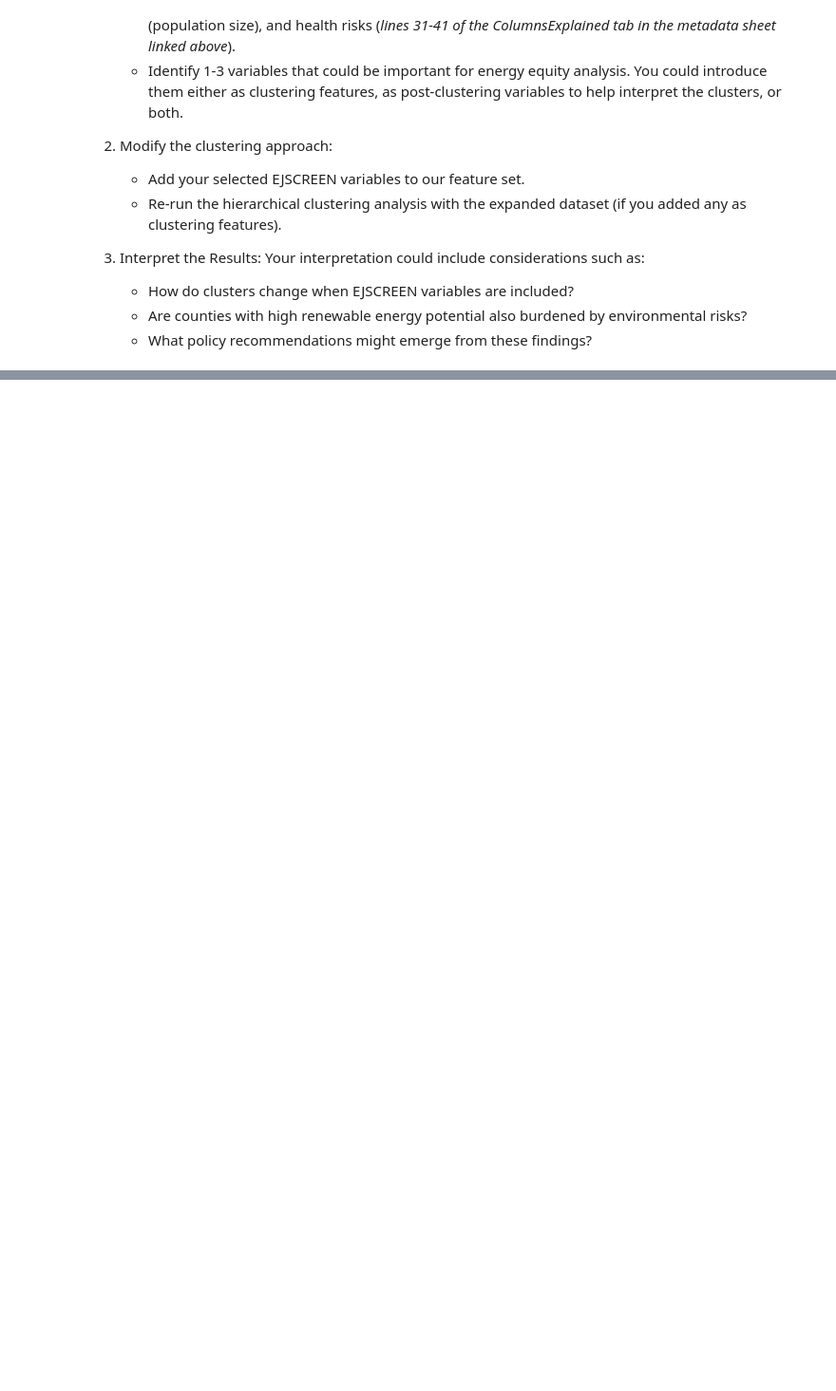
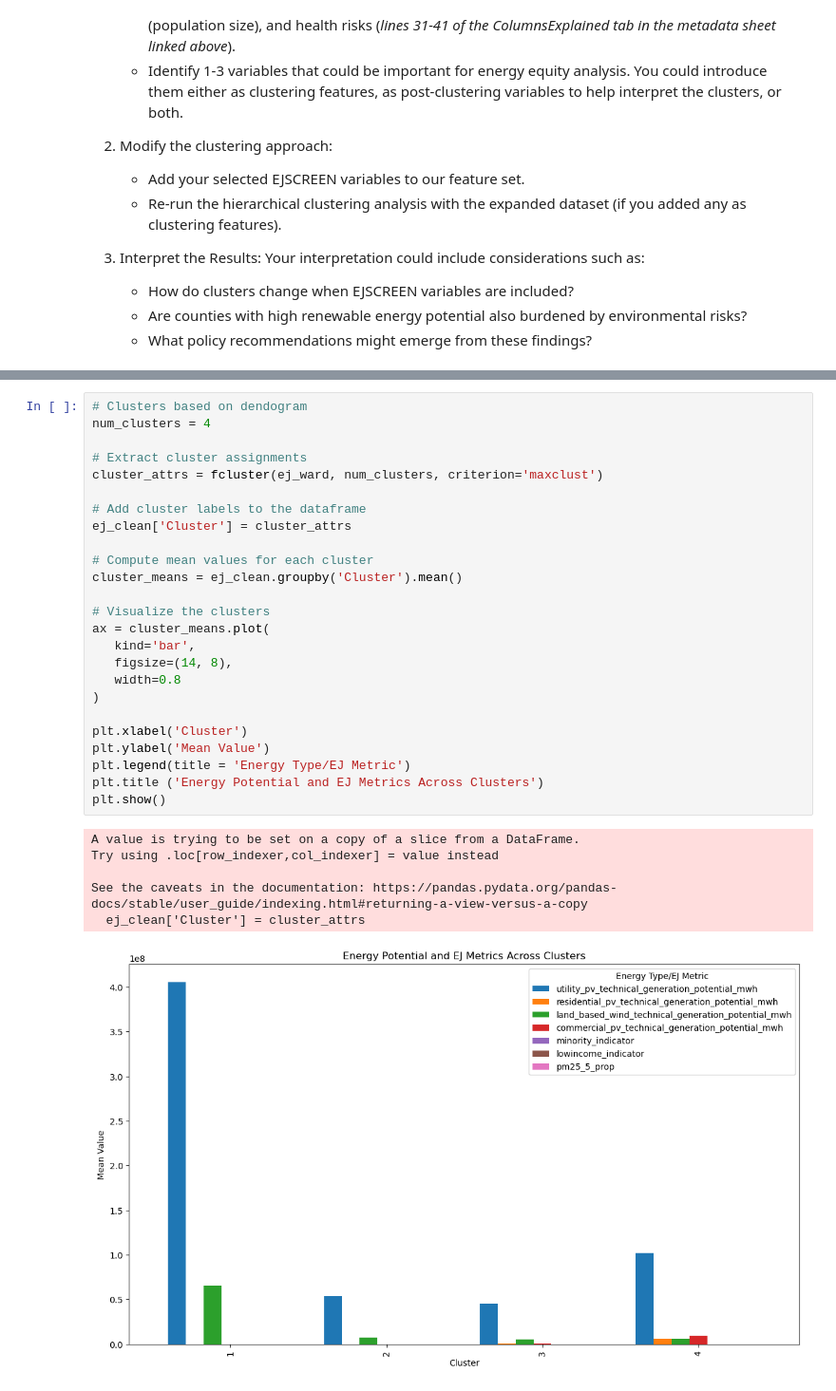
Before and after one commit to jocardelle/EDS232-labs, a Jupyter notebook: Week8/lab8-ej-clustering-.ipynb, the cells around one changed output, grey strips where cells are left out. Shown: that part at 95% size. Drawn from its saved outputs; the diff is of its cells as text; blank space fills up the shorter version.

```diff
--- a/Week8/lab8-ej-clustering-.ipynb
+++ b/Week8/lab8-ej-clustering-.ipynb
@@ -117,0 +196,32 @@ So far, we have clustered counties based on **energy potential**, but energy pot
+# %%
+# Clusters based on dendogram
+num_clusters = 4
+
+# Extract cluster assignments
+cluster_attrs = fcluster(ej_ward, num_clusters, criterion='maxclust')
+
+# Add cluster labels to the dataframe
+ej_clean['Cluster'] = cluster_attrs
+
+# Compute mean values for each cluster
+cluster_means = ej_clean.groupby('Cluster').mean()
+
+# Visualize the clusters
+ax = cluster_means.plot(
+   kind='bar',
+   figsize=(14, 8),
+   width=0.8
+)
+
+plt.xlabel('Cluster')
+plt.ylabel('Mean Value')
+plt.legend(title = 'Energy Type/EJ Metric')
+plt.title ('Energy Potential and EJ Metrics Across Clusters')
+plt.show()
+# %% [output]
+A value is trying to be set on a copy of a slice from a DataFrame.
+Try using .loc[row_indexer,col_indexer] = value instead
+
+See the caveats in the documentation: https://pandas.pydata.org/pandas-docs/stable/user_guide/indexing.html#returning-a-view-versus-a-copy
+  ej_clean['Cluster'] = cluster_attrs
+[figure, added]
```
Also changed, not shown: parts of 11 cells of this notebook, 1 other file.
